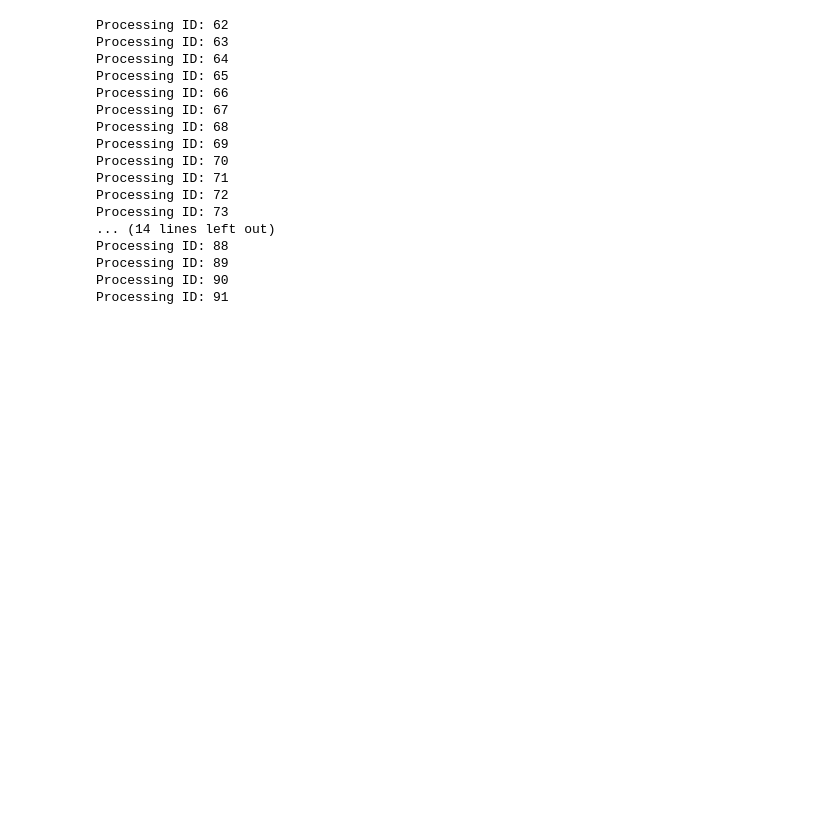
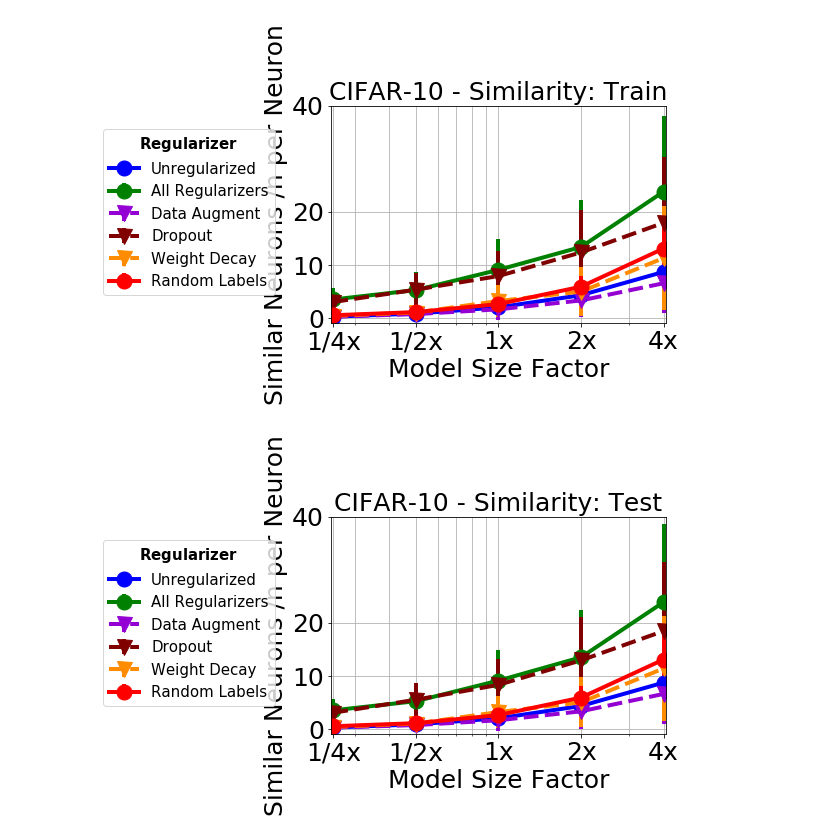
Before and after one commit to xboix/frivolous_dnns, a Jupyter notebook: ipy_notebooks/plot_similarity.ipynb, the cells around one changed output. Drawn from its saved outputs; the diff is of its cells as text; code cells hidden in the pictures; blank space fills up the shorter version.

Commit message:
similarity

```diff
--- a/ipy_notebooks/plot_similarity.ipynb
+++ b/ipy_notebooks/plot_similarity.ipynb
@@ -1,9 +6,34 @@
+# %%
+def print_similarity(title, data, marker_styles, curve_colors, curve_styles, curve_labels, yticks, leg_title, rand_base):
+    fig, ax = plt.subplots(figsize=(6, 4))
+    plt.title(title , fontsize=25)
+    plt.xlabel(r'Model Size Factor', fontsize=25)
+    plt.ylabel(r'Similar Neurons /n per Neuron', fontsize=25)
+    plt.xlim((0.245, 4.07))
+    plt.ylim((-1, np.max(yticks)))
+    plt.grid(True, which='both')
+    plt.xscale('log')
+    plt.xticks(size_factors, size_labels)
+    plt.yticks(yticks)
+
+    for curve_idx in range(np.shape(data)[0]):
+        non_0_idx = (data[curve_idx,:,0] != 0)
+        plt.errorbar(size_factors[non_0_idx], data[curve_idx,non_0_idx,0], yerr=data[curve_idx,non_0_idx,1].T,
+                 marker=marker_styles[curve_idx], markersize=15, color=curve_colors[curve_idx],
+                 linestyle=curve_styles[curve_idx], linewidth=4)
+
+    for item in ([ax.title, ax.xaxis.label, ax.yaxis.label] +
+                 ax.get_xticklabels() + ax.get_yticklabels()):
+        item.set_fontsize(25)
+
+    leg = plt.legend(curve_labels, loc=(-0.68, 0.13), framealpha=0.8, fontsize=15, title=leg_title)
+    leg.get_title().set_fontsize('15')
+    plt.rc('xtick',labelsize=8)
+
+    plt.show()
 # %%
-import numpy as np
-import matplotlib.pyplot as plt
-import pandas as pd
-import sys
 sys.path.append('../')
+
 import experiments
 
 curves = 6
@@ -11,7 +41,9 @@ curve_labels = ['Unregularized', 'All Regularizers', 'Data Augment', 'Dropout',
 curve_colors = ['blue', 'green', 'darkviolet', 'maroon', 'darkorange', 'red']
 curve_styles = ['-', '-', '--', '--', '--', '-']
 sizes = 5
-size_factors = [0.25, 0.5, 1, 2, 4]
+marker_styles = ['o', 'o', 'v', 'v', 'v', 'o']
+yticks = [0, 10, 20, 40]
+size_factors = np.array([0.25, 0.5, 1, 2, 4])
 size_idx_map = {0.25: 0, 0.5: 1, 1: 2, 2: 3, 4: 4}
 size_labels = ['1/4x', '1/2x', '1x', '2x', '4x']
 crosses = 3
@@ -23,53 +55,43 @@ results_test = np.zeros((curves, sizes, 2))
 
 for ID in range(62, 92):
 
-    print('Processing ID:', ID)
     opt = experiments.opt[ID]
 
     curve_idx = 0  # unregularized
     if opt.dataset.random_labels:
         curve_idx = 5  # random labels
     elif opt.hyper.augmentation and opt.hyper.drop_train < 1:
         curve_idx = 1  # all regularizers
     elif opt.hyper.augmentation:
         curve_idx = 2
     elif opt.hyper.drop_train < 1:
         curve_idx = 3
     elif opt.hyper.weight_decay:
         curve_idx = 4
     size_idx = size_idx_map[opt.dnn.neuron_multiplier[0]]
 
     csv_file = experiments.opt[ID].csv_dir + experiments.opt[ID].name + '_redundancy.csv'
     df = pd.read_csv(csv_file)
     similiarity_ave = np.array([df[df['cross_validation'] == i][df['evaluation_set'] == 'train'][df['layer'] == 'all']
                                 ['similarity_ave'].iloc[0] for i in range(crosses)])
     similiarity_std = np.array([df[df['cross_validation'] == i][df['evaluation_set'] == 'train'][df['layer'] == 'all']
                                 ['similarity_std'].iloc[0] for i in range(crosses)])
     similiarity_ave_test = np.array(
         [df[df['cross_validation'] == i][df['evaluation_set'] == 'test'][df['layer'] == 'all']
          ['similarity_ave'].iloc[0] for i in range(crosses)])
     similiarity_std_test = np.array(
         [df[df['cross_validation'] == i][df['evaluation_set'] == 'test'][df['layer'] == 'all']
          ['similarity_std'].iloc[0] for i in range(crosses)])
     results[curve_idx, size_idx, 0] = np.mean(similiarity_ave)
     results[curve_idx, size_idx, 1] = np.mean(similiarity_std)
     results_test[curve_idx, size_idx, 0] = np.mean(similiarity_ave_test)
     results_test[curve_idx, size_idx, 1] = np.mean(similiarity_std_test)
+
+print_similarity(r'CIFAR-10 - Similarity: Train', results, marker_styles,
+               curve_colors, curve_styles, curve_labels, yticks, r"$\bf{Regularizer}$", 10)
+
+print_similarity(r'CIFAR-10 - Similarity: Test', results_test, marker_styles,
+               curve_colors, curve_styles, curve_labels, yticks, r"$\bf{Regularizer}$", 10)
 # %% [output]
-Processing ID: 62
-Processing ID: 63
-Processing ID: 64
-Processing ID: 65
-Processing ID: 66
-Processing ID: 67
-Processing ID: 68
-Processing ID: 69
-Processing ID: 70
-Processing ID: 71
-Processing ID: 72
-Processing ID: 73
-... (14 lines left out)
-Processing ID: 88
-Processing ID: 89
-Processing ID: 90
-Processing ID: 91
+[figure, added]
+[figure, added]
```
Also changed, not shown: parts of 3 cells of this notebook.
